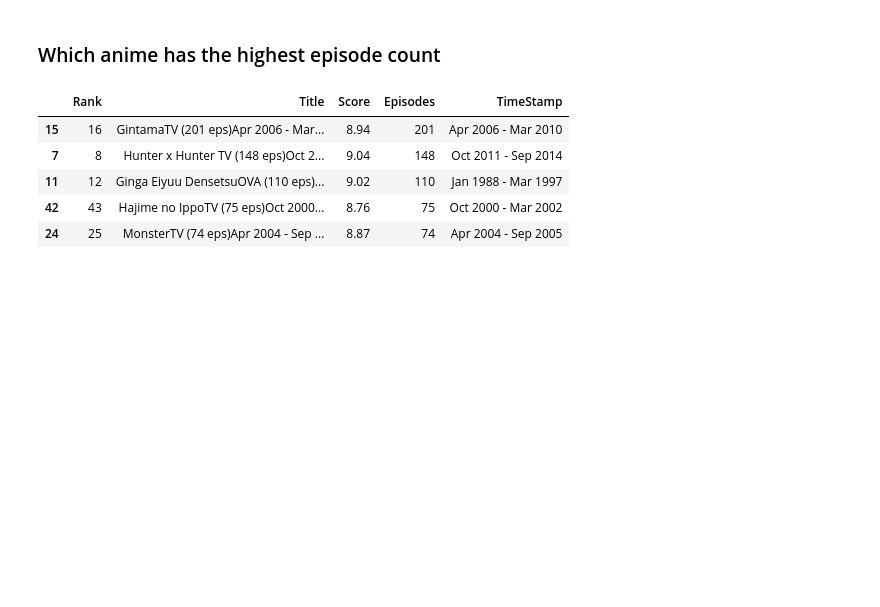
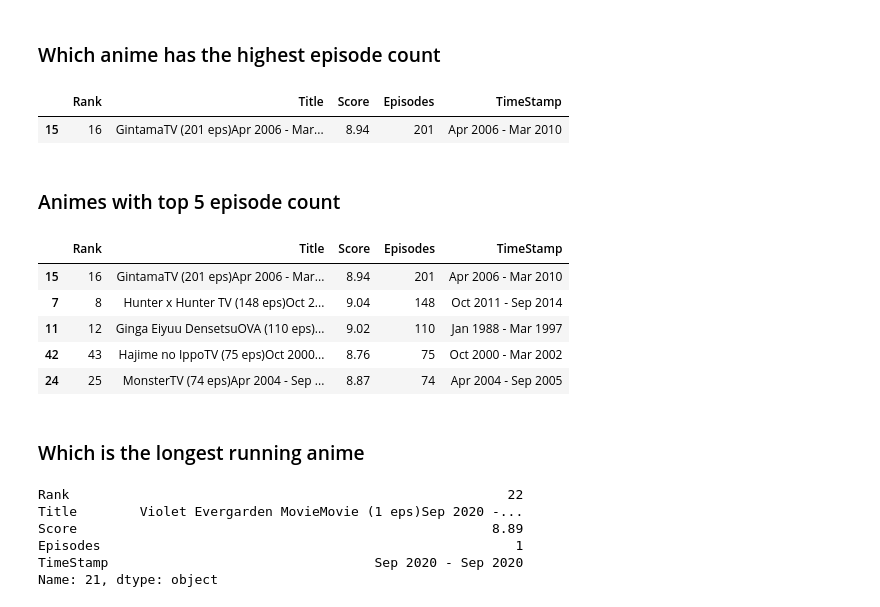
Before and after one commit to Aditya-1006/Python, a Jupyter notebook: Project(Extaction)/FeatureExtraction.ipynb, the cells around one changed output. Saved outputs shown, nothing was run; the diff lists cells and outputs as text; code cells hidden in the pictures; blank space fills up the shorter version.

```diff
--- a/Project(Extaction)/FeatureExtraction.ipynb
+++ b/Project(Extaction)/FeatureExtraction.ipynb
@@ -135,11 +135,29 @@ df.sort_values(by="Score", ascending = False).head()
 # %% [markdown]
 ### Which anime has the highest episode count
 # %%
-df.sort_values(by="Episodes", ascending = False).head()
+df.sort_values(by="Episodes", ascending = False).head(1)
 # %% [output]
 |  | Rank | Title | Score | Episodes | TimeStamp |
 | 15 | 16 | GintamaTV (201 eps)Apr 2006 - Mar... | 8.94 | 201 | Apr 2006 - Mar 2010 |
-| 7 | 8 | Hunter x Hunter TV (148 eps)Oct 2... | 9.04 | 148 | Oct 2011 - Sep 2014 |
-| 11 | 12 | Ginga Eiyuu DensetsuOVA (110 eps)... | 9.02 | 110 | Jan 1988 - Mar 1997 |
-| 42 | 43 | Hajime no IppoTV (75 eps)Oct 2000... | 8.76 | 75 | Oct 2000 - Mar 2002 |
-| 24 | 25 | MonsterTV (74 eps)Apr 2004 - Sep ... | 8.87 | 74 | Apr 2004 - Sep 2005 |
+# %% [markdown]
+### Animes with top 5 episode count
+# %%
+df.sort_values(by="Episodes", ascending = False).head()
+# %% [output]
+|  | Rank | Title | Score | Episodes | TimeStamp |
+| 15 | 16 | GintamaTV (201 eps)Apr 2006 - Mar... | 8.94 | 201 | Apr 2006 - Mar 2010 |
+| 7 | 8 | Hunter x Hunter TV (148 eps)Oct 2... | 9.04 | 148 | Oct 2011 - Sep 2014 |
+| 11 | 12 | Ginga Eiyuu DensetsuOVA (110 eps)... | 9.02 | 110 | Jan 1988 - Mar 1997 |
+| 42 | 43 | Hajime no IppoTV (75 eps)Oct 2000... | 8.76 | 75 | Oct 2000 - Mar 2002 |
+| 24 | 25 | MonsterTV (74 eps)Apr 2004 - Sep ... | 8.87 | 74 | Apr 2004 - Sep 2005 |
+# %% [markdown]
+### Which is the longest running anime
+# %%
+df.loc[df["TimeStamp"].idxmax()]
+# %% [output]
+Rank                                                        22
+Title        Violet Evergarden MovieMovie (1 eps)Sep 2020 -...
+Score                                                     8.89
+Episodes                                                     1
+TimeStamp                                  Sep 2020 - Sep 2020
+Name: 21, dtype: object
```
